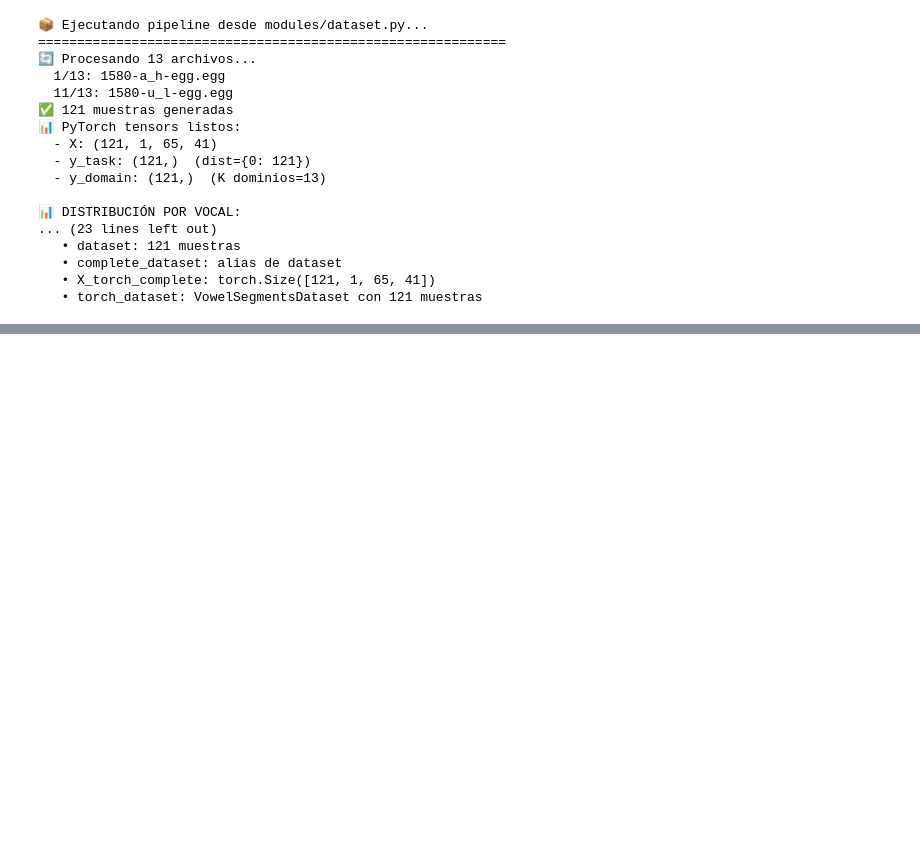
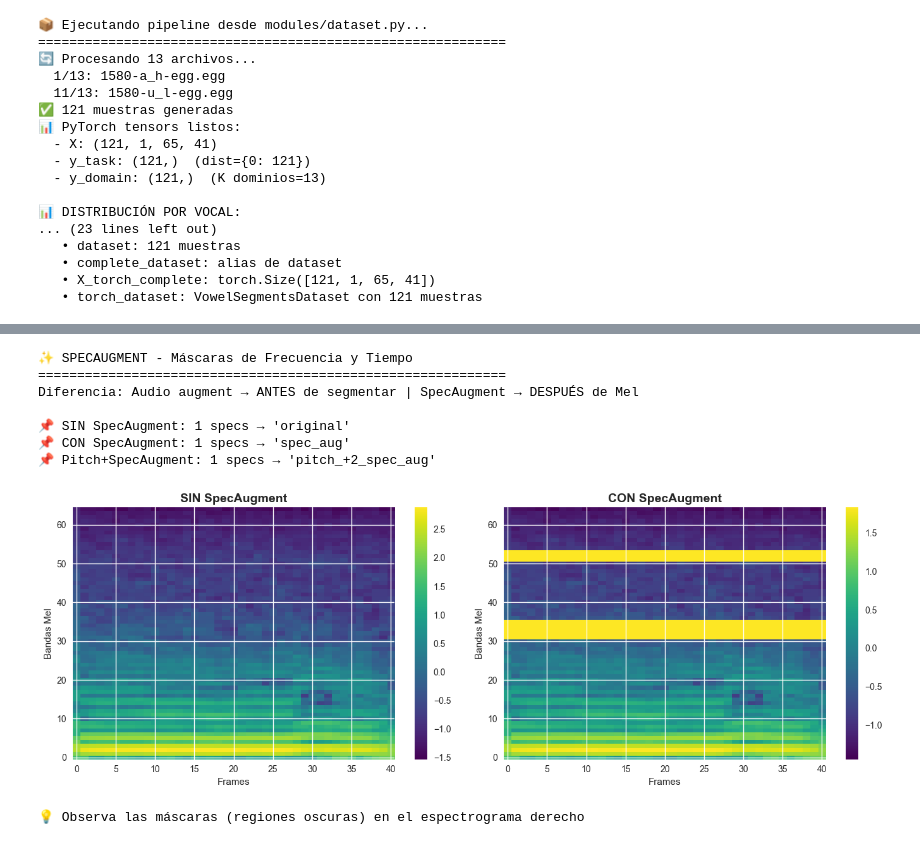
Before and after one commit to fecork/parkinson-voice-uncertainty, a Jupyter notebook: parkinson_voice_analysis.ipynb, the cells around one changed output, grey strips where cells are left out. Drawn from its saved outputs; the diff is of its cells as text; code cells hidden in the pictures; blank space fills up the shorter version.

Commit message:
🚧 Data augmentation
espectro

```diff
--- a/parkinson_voice_analysis.ipynb
+++ b/parkinson_voice_analysis.ipynb
@@ -477,0 +495,57 @@ except NameError as e:
+# %%
+# ============================================================
+# SPECAUGMENT - AUGMENTATION SOBRE ESPECTROGRAMA (OPTIMIZADO)
+# ============================================================
+import matplotlib.pyplot as plt
+
+print("✨ SPECAUGMENT - Máscaras de Frecuencia y Tiempo")
+print("="*60)
+print("Diferencia: Audio augment → ANTES de segmentar | SpecAugment → DESPUÉS de Mel\n")
+
+# Configuración SpecAugment
+SPEC_AUG_PARAMS = {"freq_mask_param": 10, "time_mask_param": 5,
+                   "num_freq_masks": 2, "num_time_masks": 2}
+
+# Comparación: SIN vs CON SpecAugment
+configs = [
+    ("SIN SpecAugment", False, None),
+    ("CON SpecAugment", True, SPEC_AUG_PARAMS),
+    ("Pitch+SpecAugment", True, SPEC_AUG_PARAMS)  # Combinado
+]
+
+specs_comparison = {}
+for title, apply_spec, params in configs:
+    aug_type = "pitch_shift" if "Pitch" in title else "original"
+    aug_params = {"n_steps": 2} if "Pitch" in title else None
+
+    specs, segs, label = preprocess_audio_with_augmentation(
+        example_file, vowel_type=vowel_type,
+        aug_type=aug_type, aug_params=aug_params,
+        apply_spec_augment=apply_spec, spec_augment_params=params
+    )
+    specs_comparison[title] = (specs, label)
+    print(f"📌 {title}: {len(specs)} specs → '{label}'")
+
+# Visualización compacta (primeros 2)
+fig, axes = plt.subplots(1, 2, figsize=(14, 5))
+titles = list(specs_comparison.keys())[:2]
+
+for idx, (ax, title) in enumerate(zip(axes, titles)):
+    spec = specs_comparison[title][0][0]
+    im = ax.imshow(spec, aspect='auto', origin='lower', cmap='viridis')
+    ax.set_title(title, fontsize=14, fontweight='bold')
+    ax.set_xlabel('Frames'); ax.set_ylabel('Bandas Mel')
+    plt.colorbar(im, ax=ax)
+
+plt.tight_layout(); plt.show()
+print("\n💡 Observa las máscaras (regiones oscuras) en el espectrograma derecho")
+# %% [output]
+✨ SPECAUGMENT - Máscaras de Frecuencia y Tiempo
+============================================================
+Diferencia: Audio augment → ANTES de segmentar | SpecAugment → DESPUÉS de Mel
+
+📌 SIN SpecAugment: 1 specs → 'original'
+📌 CON SpecAugment: 1 specs → 'spec_aug'
+📌 Pitch+SpecAugment: 1 specs → 'pitch_+2_spec_aug'
+[figure, added]
+💡 Observa las máscaras (regiones oscuras) en el espectrograma derecho
```
Also changed, not shown: parts of 9 cells of this notebook, 6 other files.
